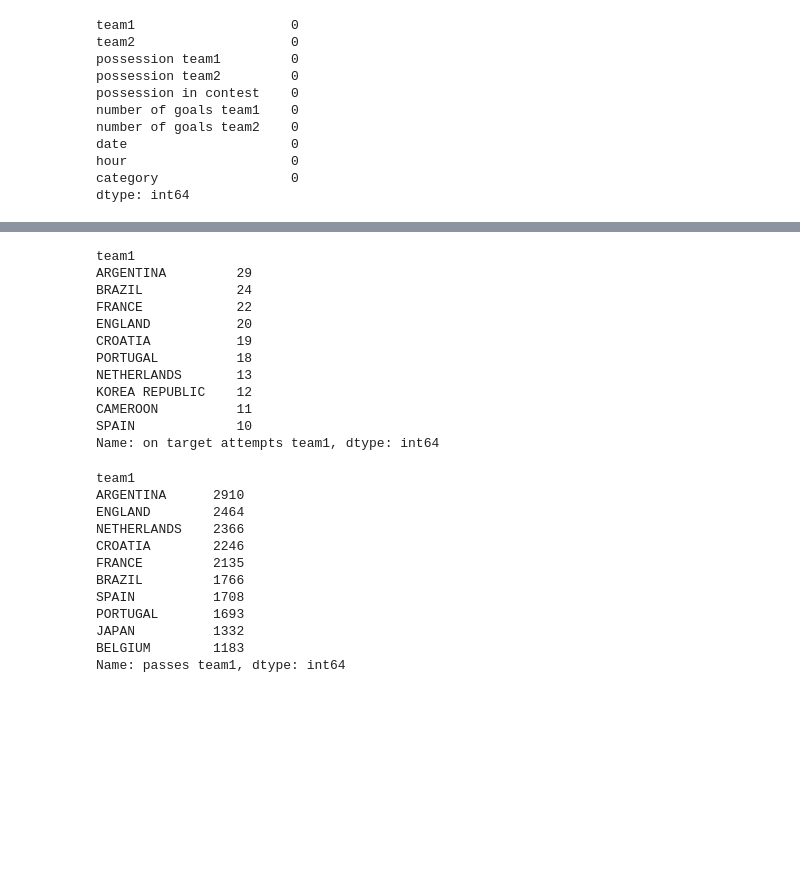
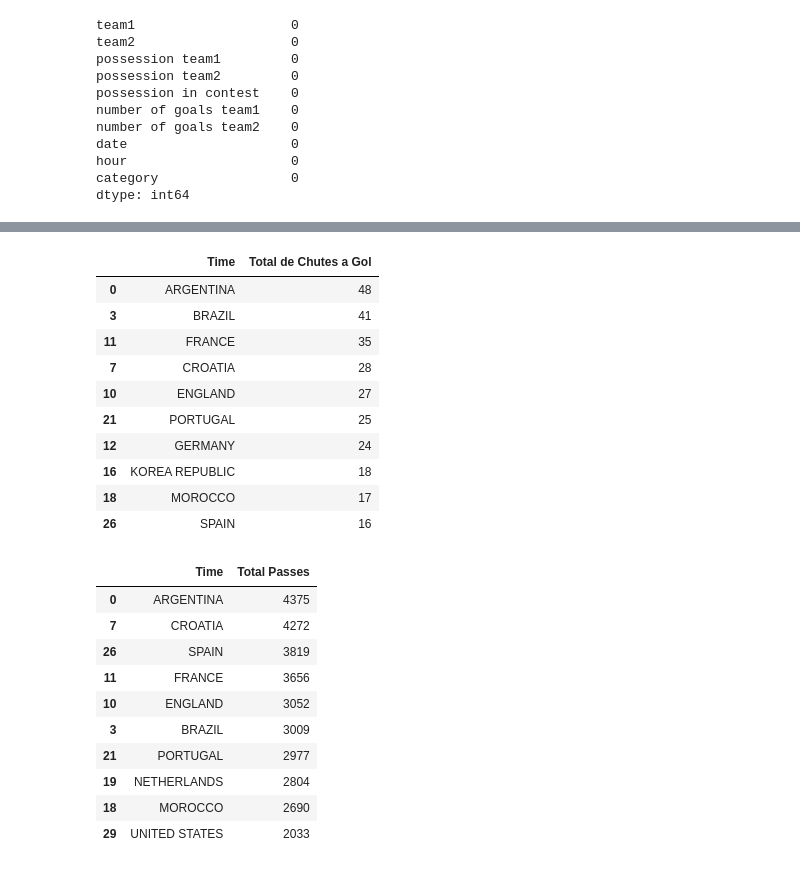
Before and after one commit to denisemasar/project, a Jupyter notebook: project.ipynb, the cells around one changed output, grey strips where cells are left out. Cells and saved outputs as stored; diff of their text form; code cells hidden in the pictures; blank space fills up the shorter version.

```diff
--- a/project.ipynb
+++ b/project.ipynb
@@ -286,23 +300,34 @@ Name: possession team1, dtype: float64
 # %%
 # ==========================================================
 # PERGUNTA 4:
 # Quais os times deram mais CHUTES A GOL (cite os 10 primeiros)?
 # ==========================================================
 
-df.groupby('team1')['on target attempts team1'].sum().sort_values(ascending=False).head(10)
+def total_shots_on_target(df):
+    # Somatório dos chutes quando o time é team1
+    shots_team1 = df.groupby('team1')['on target attempts team1'].sum()
+    # Somatório dos chutes quando o time é team2
+    shots_team2 = df.groupby('team2')['on target attempts team2'].sum()
+    # Somar os dois
+    total_shots = shots_team1.add(shots_team2, fill_value=0)
+    # Transformar em DataFrame limpo
+    shots_df = total_shots.reset_index()
+    shots_df.columns = ['Time', 'Total de Chutes a Gol']
+    return shots_df
+
+total_shots_on_target(df).sort_values('Total de Chutes a Gol', ascending=False).head(10)
 # %% [output]
-team1
-ARGENTINA         29
-BRAZIL            24
-FRANCE            22
-ENGLAND           20
-CROATIA           19
-PORTUGAL          18
-NETHERLANDS       13
-KOREA REPUBLIC    12
-CAMEROON          11
-SPAIN             10
-Name: on target attempts team1, dtype: int64
+|  | Time | Total de Chutes a Gol |
+| 0 | ARGENTINA | 48 |
+| 3 | BRAZIL | 41 |
+| 11 | FRANCE | 35 |
+| 7 | CROATIA | 28 |
+| 10 | ENGLAND | 27 |
+| 21 | PORTUGAL | 25 |
+| 12 | GERMANY | 24 |
+| 16 | KOREA REPUBLIC | 18 |
+| 18 | MOROCCO | 17 |
+| 26 | SPAIN | 16 |
 # %%
 # ==========================================================
 # PERGUNTA 5:
@@ -310,20 +335,31 @@ Name: on target attempts team1, dtype: int64
 # ==========================================================
 #  #soma total de passes realizados por cada time
 
-df.groupby('team1')['passes team1'].sum().sort_values(ascending=False).head(10)
+def total_passes(df):
+    # Somar passes quando o time é team1
+    passes_team1 = df.groupby('team1')['passes team1'].sum()
+    # Somar passes quando o time é team2
+    passes_team2 = df.groupby('team2')['passes team2'].sum()
+    # Somar os dois
+    total_passes = passes_team1.add(passes_team2, fill_value=0)
+    # Transformar em DataFrame limpo
+    passes_df = total_passes.reset_index()
+    passes_df.columns = ['Time', 'Total Passes']
+    return passes_df
+
+total_passes(df).sort_values('Total Passes', ascending=False).head(10)
 # %% [output]
-team1
-ARGENTINA      2910
-ENGLAND        2464
-NETHERLANDS    2366
-CROATIA        2246
-FRANCE         2135
-BRAZIL         1766
-SPAIN          1708
-PORTUGAL       1693
-JAPAN          1332
-BELGIUM        1183
-Name: passes team1, dtype: int64
+|  | Time | Total Passes |
+| 0 | ARGENTINA | 4375 |
+| 7 | CROATIA | 4272 |
+| 26 | SPAIN | 3819 |
+| 11 | FRANCE | 3656 |
+| 10 | ENGLAND | 3052 |
+| 3 | BRAZIL | 3009 |
+| 21 | PORTUGAL | 2977 |
+| 19 | NETHERLANDS | 2804 |
+| 18 | MOROCCO | 2690 |
+| 29 | UNITED STATES | 2033 |
 # %%
 # ==========================================================
 # PERGUNTA 6:
```
Also changed, not shown: parts of 8 cells of this notebook, 1 other file.
